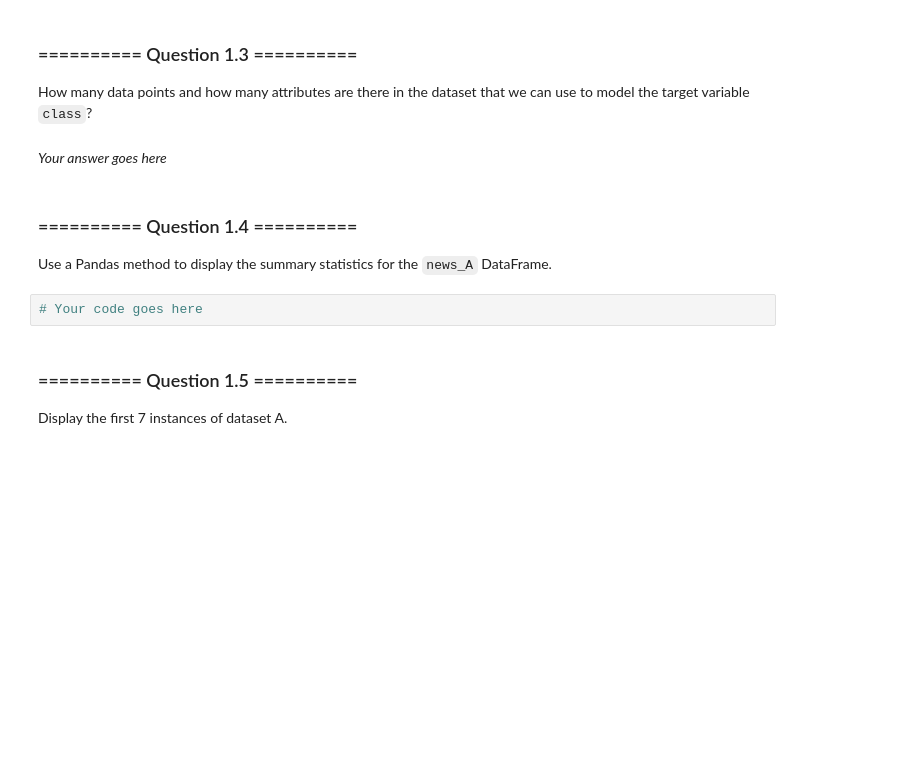
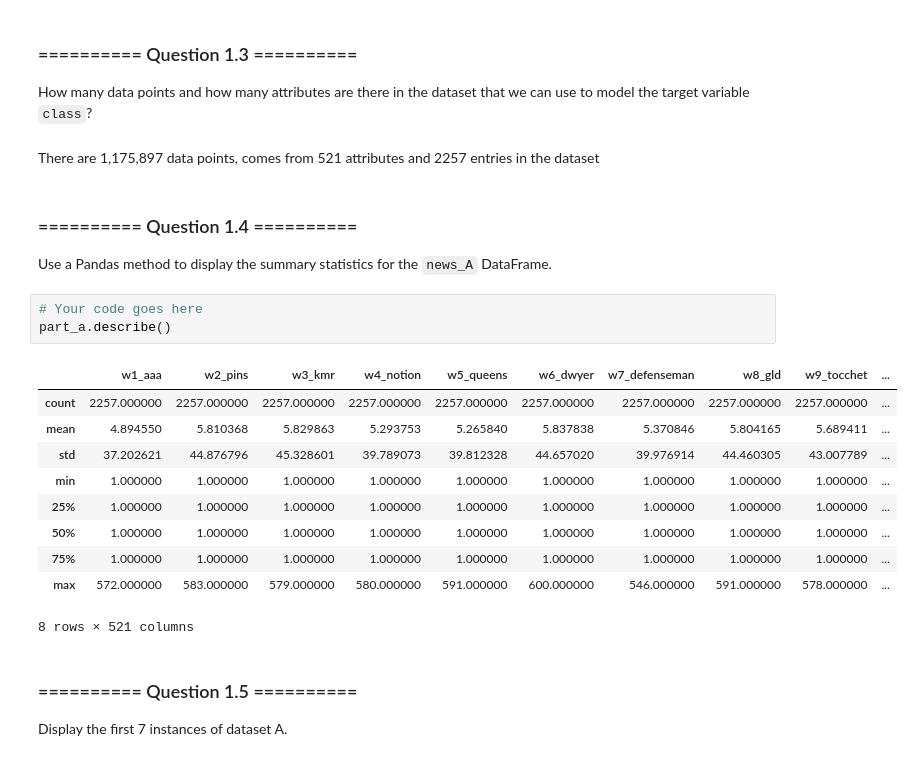
Before and after one commit to richardharmadi/iaml, a Jupyter notebook: 03_Assignment_1.ipynb, the cells around one changed output. Saved outputs shown, nothing was run; the diff lists cells and outputs as text; blank space fills up the shorter version.

```diff
--- a/03_Assignment_1.ipynb
+++ b/03_Assignment_1.ipynb
@@ -92,13 +109,25 @@ Display basic information for dataset A such as number of columns, type, and mem
 # %% [markdown]
 ### ========== Question 1.3 ==========
 How many data points and how many attributes are there in the dataset that we can use to model the target variable `class`?
-# %% [markdown]
-*Your answer goes here*
+# %% [markdown]
+There are 1,175,897 data points, comes from 521 attributes and 2257 entries in the dataset
 # %% [markdown]
 ### ========== Question 1.4  ==========
 Use a Pandas method to display the summary statistics for the `news_A` DataFrame.
 # %%
 # Your code goes here
+part_a.describe()
+# %% [output]
+|  | w1_aaa | w2_pins | w3_kmr | w4_notion | w5_queens | w6_dwyer | w7_defenseman | w8_gld | w9_tocchet | ... |
+| count | 2257.000000 | 2257.000000 | 2257.000000 | 2257.000000 | 2257.000000 | 2257.000000 | 2257.000000 | 2257.000000 | 2257.000000 | ... |
+| mean | 4.894550 | 5.810368 | 5.829863 | 5.293753 | 5.265840 | 5.837838 | 5.370846 | 5.804165 | 5.689411 | ... |
+| std | 37.202621 | 44.876796 | 45.328601 | 39.789073 | 39.812328 | 44.657020 | 39.976914 | 44.460305 | 43.007789 | ... |
+| min | 1.000000 | 1.000000 | 1.000000 | 1.000000 | 1.000000 | 1.000000 | 1.000000 | 1.000000 | 1.000000 | ... |
+| 25% | 1.000000 | 1.000000 | 1.000000 | 1.000000 | 1.000000 | 1.000000 | 1.000000 | 1.000000 | 1.000000 | ... |
+| 50% | 1.000000 | 1.000000 | 1.000000 | 1.000000 | 1.000000 | 1.000000 | 1.000000 | 1.000000 | 1.000000 | ... |
+| 75% | 1.000000 | 1.000000 | 1.000000 | 1.000000 | 1.000000 | 1.000000 | 1.000000 | 1.000000 | 1.000000 | ... |
+| max | 572.000000 | 583.000000 | 579.000000 | 580.000000 | 591.000000 | 600.000000 | 546.000000 | 591.000000 | 578.000000 | ... |
+8 rows × 521 columns
 # %% [markdown]
 ### ========== Question 1.5 ==========
 Display the first 7 instances of dataset A.
```
Also changed, not shown: parts of 20 cells of this notebook.
